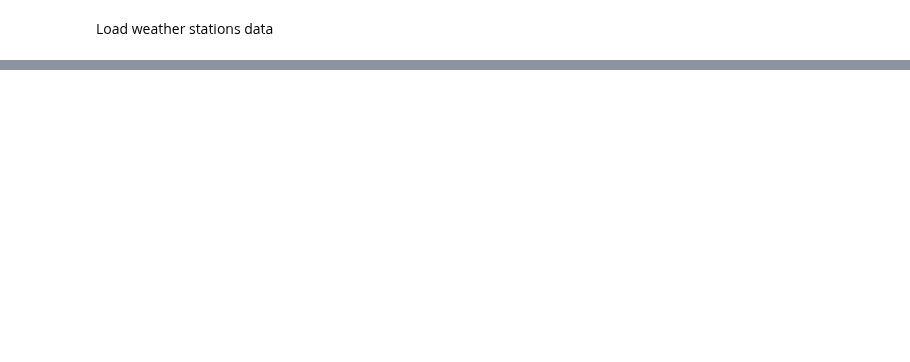
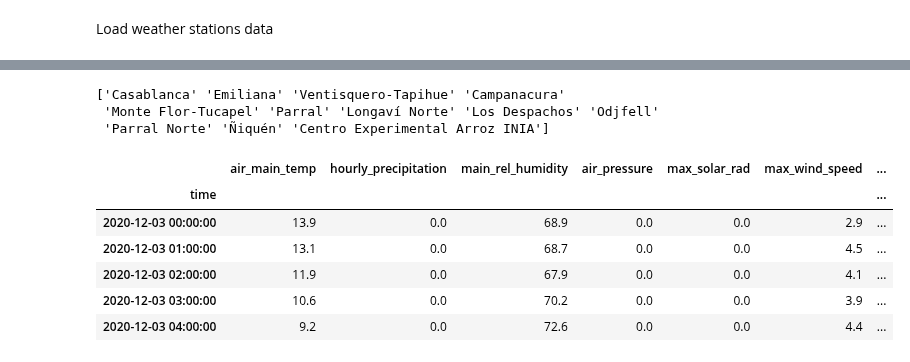
Before and after one commit to hernanlira/hl_frost, a Jupyter notebook: 01_datamanip_ws.ipynb, the cells around one changed output, grey strips where cells are left out. Saved outputs shown, nothing was run; the diff lists cells and outputs as text; code cells hidden in the pictures; blank space fills up the shorter version.

```diff
--- a/01_datamanip_ws.ipynb
+++ b/01_datamanip_ws.ipynb
@@ -17,0 +52,18 @@ data_ws['time'] = pd.to_datetime(data_ws['time'])
+# %%
+print(data_ws.name.unique())
+# %% [output]
+['Casablanca' 'Emiliana' 'Ventisquero-Tapihue' 'Campanacura'
+ 'Monte Flor-Tucapel' 'Parral' 'Longaví Norte' 'Los Despachos' 'Odjfell'
+ 'Parral Norte' 'Ñiquén' 'Centro Experimental Arroz INIA']
+# %%
+sub_data_ws = data_ws[data_ws.name=='Monte Flor-Tucapel']
+# %%
+sub_data_ws.head()
+# %% [output]
+|  | air_main_temp | hourly_precipitation | main_rel_humidity | air_pressure | max_solar_rad | max_wind_speed | ... |
+| time |  |  |  |  |  |  | ... |
+| 2020-12-03 00:00:00 | 13.9 | 0.0 | 68.9 | 0.0 | 0.0 | 2.9 | ... |
+| 2020-12-03 01:00:00 | 13.1 | 0.0 | 68.7 | 0.0 | 0.0 | 4.5 | ... |
+| 2020-12-03 02:00:00 | 11.9 | 0.0 | 67.9 | 0.0 | 0.0 | 4.1 | ... |
+| 2020-12-03 03:00:00 | 10.6 | 0.0 | 70.2 | 0.0 | 0.0 | 3.9 | ... |
+| 2020-12-03 04:00:00 | 9.2 | 0.0 | 72.6 | 0.0 | 0.0 | 4.4 | ... |
```
Also changed, not shown: parts of 9 cells of this notebook, 1 other file.
